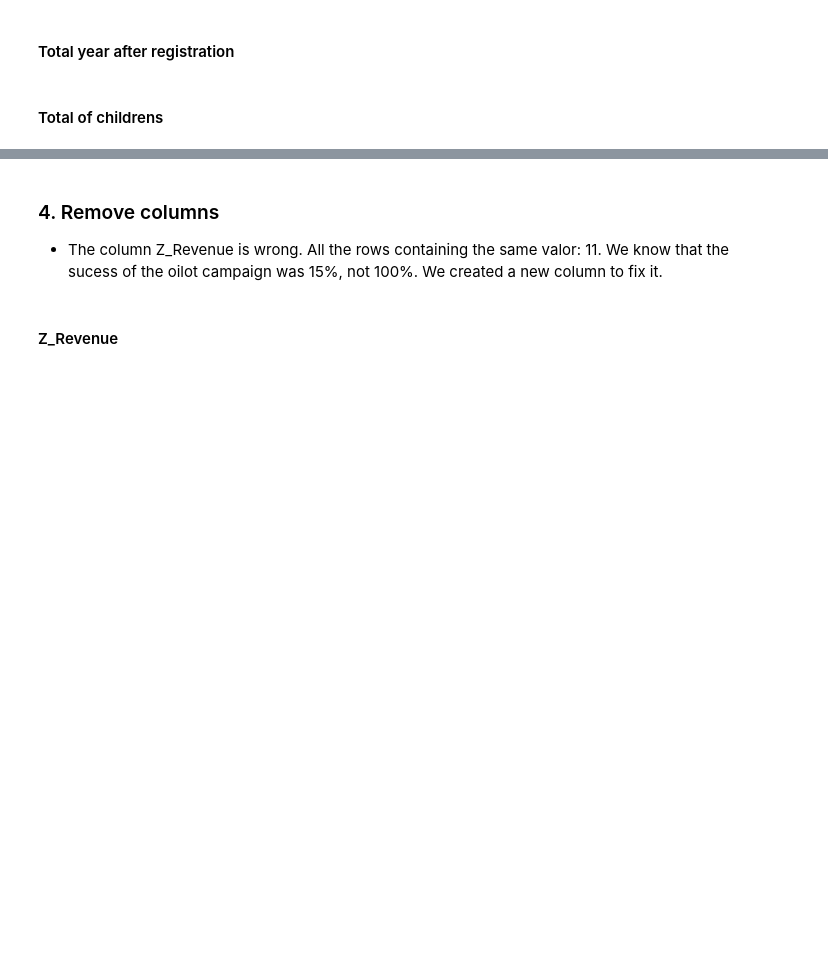
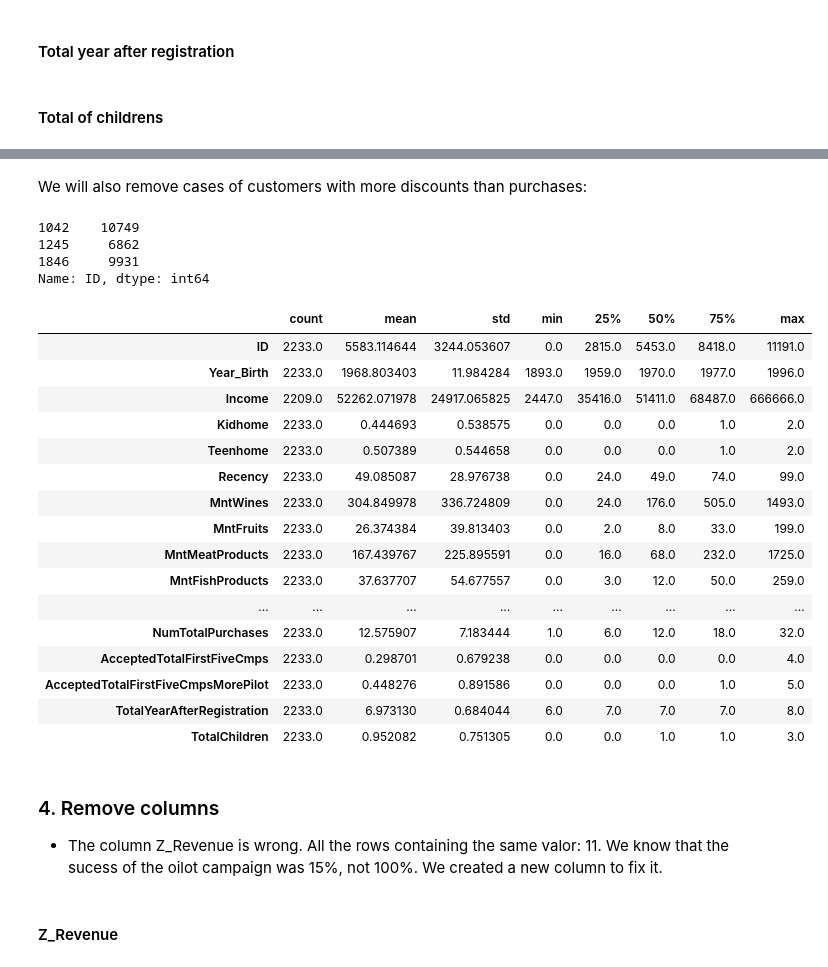
Before and after one commit to Danielgmelo/ifood, a Jupyter notebook: my_project/notebooks/pre_processing.ipynb, the cells around one changed output, grey strips where cells are left out. Drawn from its saved outputs; the diff is of its cells as text; code cells hidden in the pictures; blank space fills up the shorter version.

```diff
--- a/my_project/notebooks/pre_processing.ipynb
+++ b/my_project/notebooks/pre_processing.ipynb
@@ -81,3 +118,34 @@ df = (df
+# %% [markdown]
+We will also remove cases of customers with more discounts than purchases:
+# %%
+df.query(' NumDealsPurchases > NumTotalPurchases')['ID']
+# %% [output]
+1042    10749
+1245     6862
+1846     9931
+Name: ID, dtype: int64
+# %%
+df.drop(df.query("MntTotal > 0 and NumTotalPurchases == 0").index, inplace=True)
+df.drop(df.query("NumDealsPurchases > NumTotalPurchases").index, inplace=True)
+df.describe().T
+# %% [output]
+|  | count | mean | std | min | 25% | 50% | 75% | max |
+| ID | 2233.0 | 5583.114644 | 3244.053607 | 0.0 | 2815.0 | 5453.0 | 8418.0 | 11191.0 |
+| Year_Birth | 2233.0 | 1968.803403 | 11.984284 | 1893.0 | 1959.0 | 1970.0 | 1977.0 | 1996.0 |
+| Income | 2209.0 | 52262.071978 | 24917.065825 | 2447.0 | 35416.0 | 51411.0 | 68487.0 | 666666.0 |
+| Kidhome | 2233.0 | 0.444693 | 0.538575 | 0.0 | 0.0 | 0.0 | 1.0 | 2.0 |
+| Teenhome | 2233.0 | 0.507389 | 0.544658 | 0.0 | 0.0 | 0.0 | 1.0 | 2.0 |
+| Recency | 2233.0 | 49.085087 | 28.976738 | 0.0 | 24.0 | 49.0 | 74.0 | 99.0 |
+| MntWines | 2233.0 | 304.849978 | 336.724809 | 0.0 | 24.0 | 176.0 | 505.0 | 1493.0 |
+| MntFruits | 2233.0 | 26.374384 | 39.813403 | 0.0 | 2.0 | 8.0 | 33.0 | 199.0 |
+| MntMeatProducts | 2233.0 | 167.439767 | 225.895591 | 0.0 | 16.0 | 68.0 | 232.0 | 1725.0 |
+| MntFishProducts | 2233.0 | 37.637707 | 54.677557 | 0.0 | 3.0 | 12.0 | 50.0 | 259.0 |
+| ... | ... | ... | ... | ... | ... | ... | ... | ... |
+| NumTotalPurchases | 2233.0 | 12.575907 | 7.183444 | 1.0 | 6.0 | 12.0 | 18.0 | 32.0 |
+| AcceptedTotalFirstFiveCmps | 2233.0 | 0.298701 | 0.679238 | 0.0 | 0.0 | 0.0 | 0.0 | 4.0 |
+| AcceptedTotalFirstFiveCmpsMorePilot | 2233.0 | 0.448276 | 0.891586 | 0.0 | 0.0 | 0.0 | 1.0 | 5.0 |
+| TotalYearAfterRegistration | 2233.0 | 6.973130 | 0.684044 | 6.0 | 7.0 | 7.0 | 7.0 | 8.0 |
+| TotalChildren | 2233.0 | 0.952082 | 0.751305 | 0.0 | 0.0 | 1.0 | 1.0 | 3.0 |
 # %% [markdown]
 ### 4. Remove columns
 
```
Also changed, not shown: parts of 5 cells of this notebook, 6 other files.
